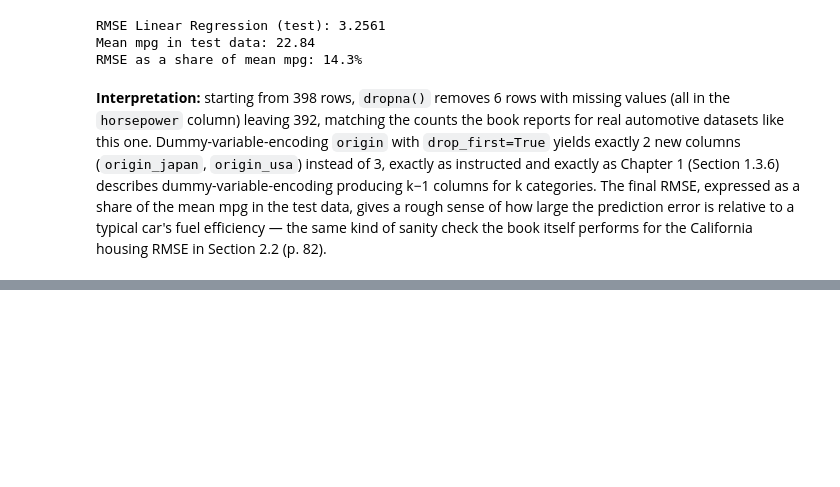
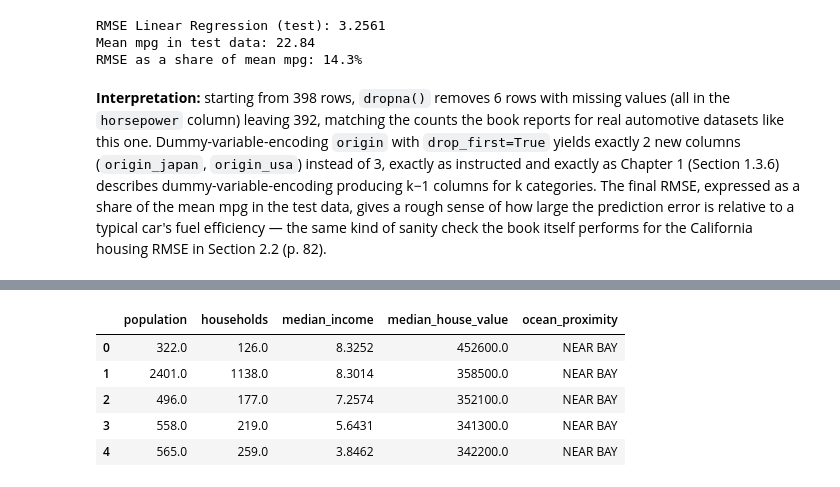
Before and after one commit to arbazshah52/Individual-Machine-Learning, a Jupyter notebook: Kapital2/Kapital2Kod.ipynb, the cells around one changed output, grey strips where cells are left out. Saved outputs shown, nothing was run; the diff lists cells and outputs as text; code cells hidden in the pictures; blank space fills up the shorter version.

```diff
--- a/Kapital2/Kapital2Kod.ipynb
+++ b/Kapital2/Kapital2Kod.ipynb
@@ -300,0 +359,9 @@ RMSE as a share of mean mpg: 14.3%
+# %%
+housing_original.iloc[:, 5:].head()
+# %% [output]
+|  | population | households | median_income | median_house_value | ocean_proximity |
+| 0 | 322.0 | 126.0 | 8.3252 | 452600.0 | NEAR BAY |
+| 1 | 2401.0 | 1138.0 | 8.3014 | 358500.0 | NEAR BAY |
+| 2 | 496.0 | 177.0 | 7.2574 | 352100.0 | NEAR BAY |
+| 3 | 558.0 | 219.0 | 5.6431 | 341300.0 | NEAR BAY |
+| 4 | 565.0 | 259.0 | 3.8462 | 342200.0 | NEAR BAY |
```
Also changed, not shown: parts of 9 cells of this notebook.
